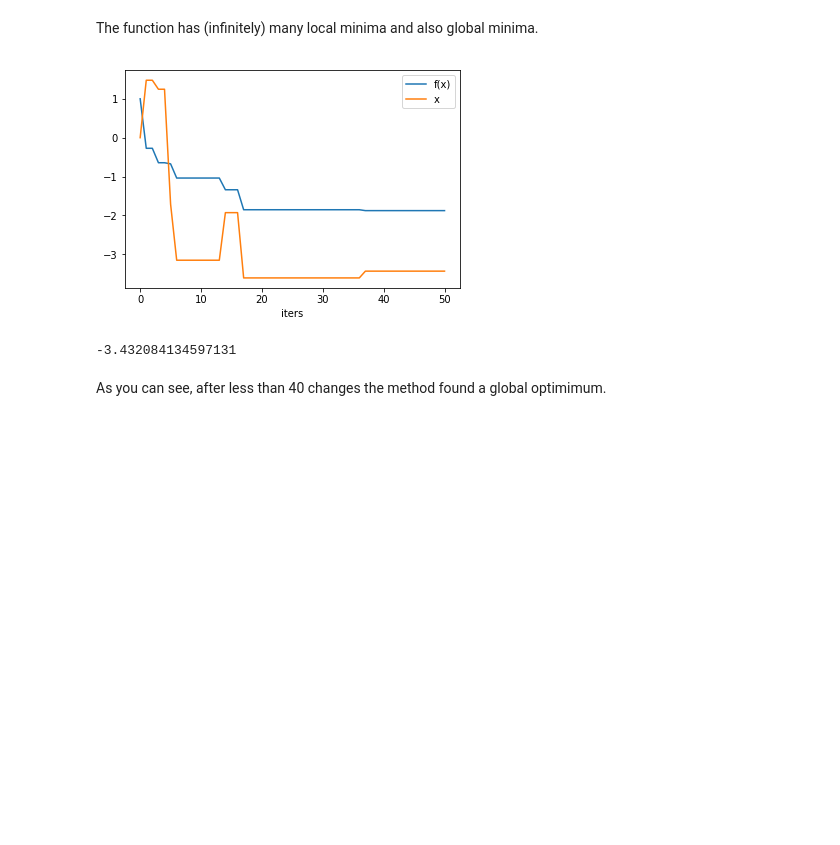
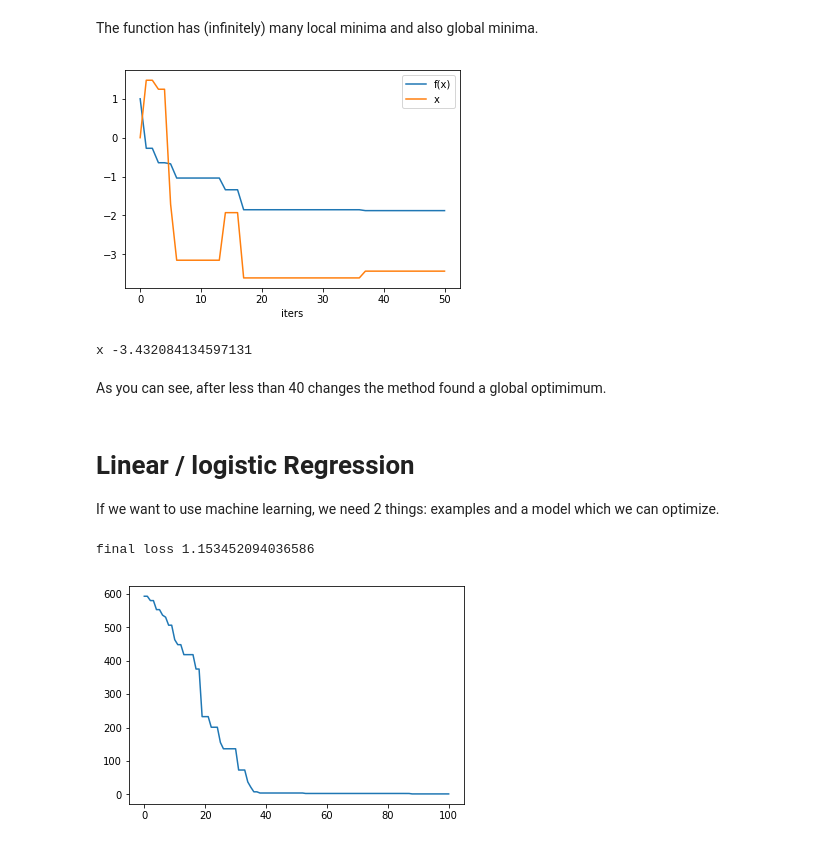
Before and after one commit to Dandandan/evolution-strategies-tutorial, a Jupyter notebook: evolution-strategies.ipynb, the cells around one changed output. Saved outputs shown, nothing was run; the diff lists cells and outputs as text; code cells hidden in the pictures; blank space fills up the shorter version.

Commit message:
add linear regression example

```diff
--- a/evolution-strategies.ipynb
+++ b/evolution-strategies.ipynb
@@ -31,8 +31,7 @@ np.random.seed(42)
 lr = 1.0
 # the parameters of our model, which we want to optimize
 # We choose a not optimal value of -5
-param_x = -5
-
+param_x = np.array(-5)
 # The function f which we want to minimize
 def quadratic(x):
     return x ** 2
@@ -45,7 +44,7 @@ def optimize(f, param_x, lr=0.1, num_iters=40):
     for _ in range(num_iters):
         # we create a sample, here from a normal distribution
         # with zero mean and
-        sample = np.random.normal(scale=lr)
+        sample = np.random.normal(scale=lr, size=param_x.shape)
         # we measure the improvement
         improvement = prev_val - f(param_x + sample)
 
@@ -91,7 +90,7 @@ plt.show()
 # %% [markdown]
 The function has (infinitely) many local minima and also global minima.
 # %%
-param_x = 0
+param_x = np.array(0)
 loss_history, param_history = optimize(harder, param_x, lr=2.0, num_iters=50)
 loss_line, = plt.plot(loss_history, label='f(x)')
 param_line, = plt.plot(param_history, label='x')
@@ -102,6 +101,31 @@ plt.show()
 print("x", param_history[-1])
 # %% [output]
 [figure]
--3.432084134597131
+x -3.432084134597131
 # %% [markdown]
 As you can see, after less than 40 changes the method found a global optimimum.
+# %% [markdown]
+# Linear / logistic Regression
+
+If we want to use machine learning, we need 2 things: examples and a model which we can optimize.
+# %%
+from sklearn import datasets
+
+boston = datasets.load_boston()
+
+X = boston['data']
+y = boston['target']
+def linear_reg_loss(params):
+    out = X.dot(params)
+    return np.abs(np.average(out))
+
+params = np.random.normal(size=X.shape[1])
+
+loss_history, param_history = optimize(linear_reg_loss, params, lr=0.1, num_iters=100)
+
+loss_line, = plt.plot(loss_history, label='f(x)')
+
+print("final loss", loss_history[-1])
+# %% [output]
+final loss 1.153452094036586
+[figure, added]
```
